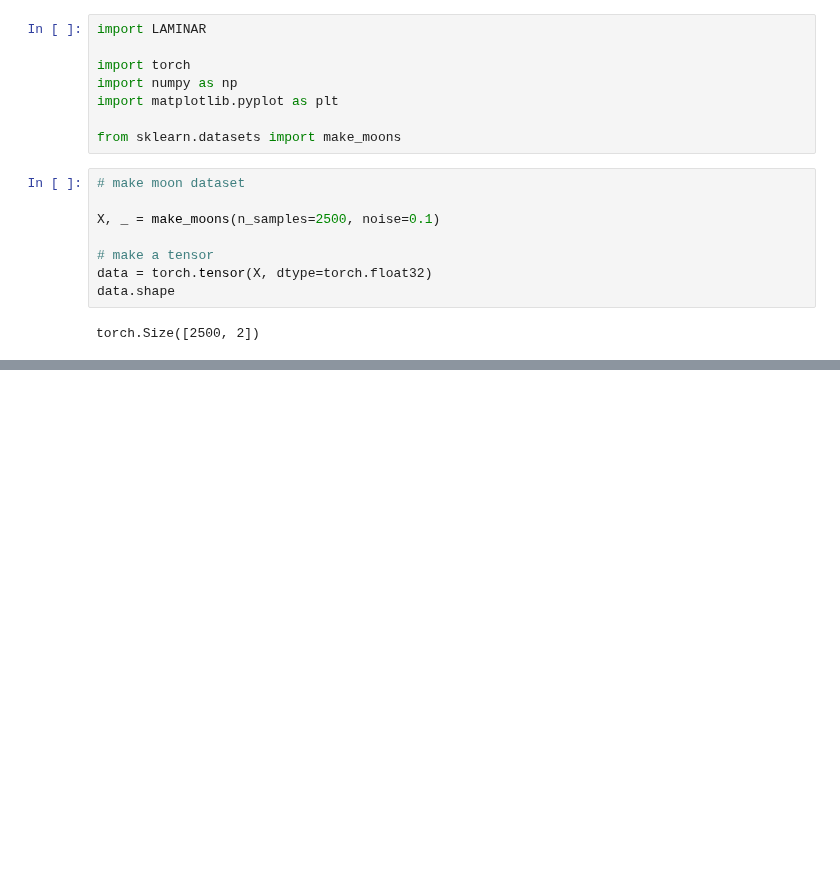
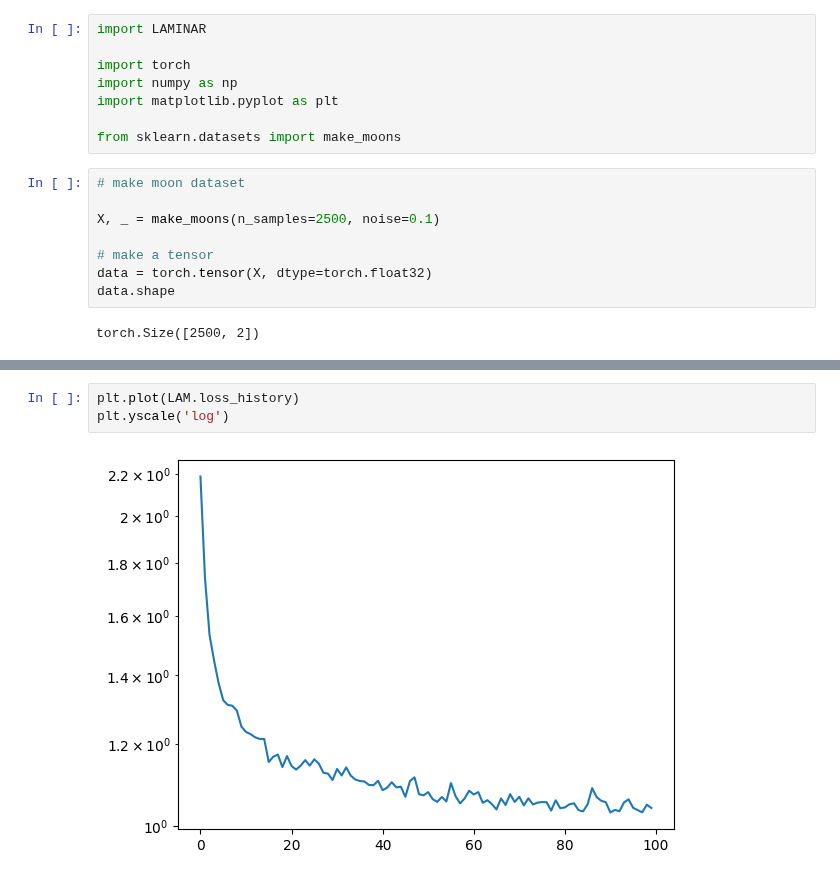
Before and after one commit to CKleiber/LAMINAR, a Jupyter notebook: notebooks/demo.ipynb, the cells around one changed output, grey strips where cells are left out. Cells and saved outputs as stored; diff of their text form; blank space fills up the shorter version.

```diff
--- a/notebooks/demo.ipynb
+++ b/notebooks/demo.ipynb
@@ -36,3 +46,8 @@ Shapiro-Wilk p-value:   2.2839945147039276e-05
+# %%
+plt.plot(LAM.loss_history)
+plt.yscale('log')
+# %% [output]
+[figure, added]
 # %%
 # visualize the pushed data
 plt.scatter(LAM.data_pushed[:, 0], LAM.data_pushed[:, 1], s=10);
```
Also changed, not shown: parts of 8 cells of this notebook, 2 other files.
